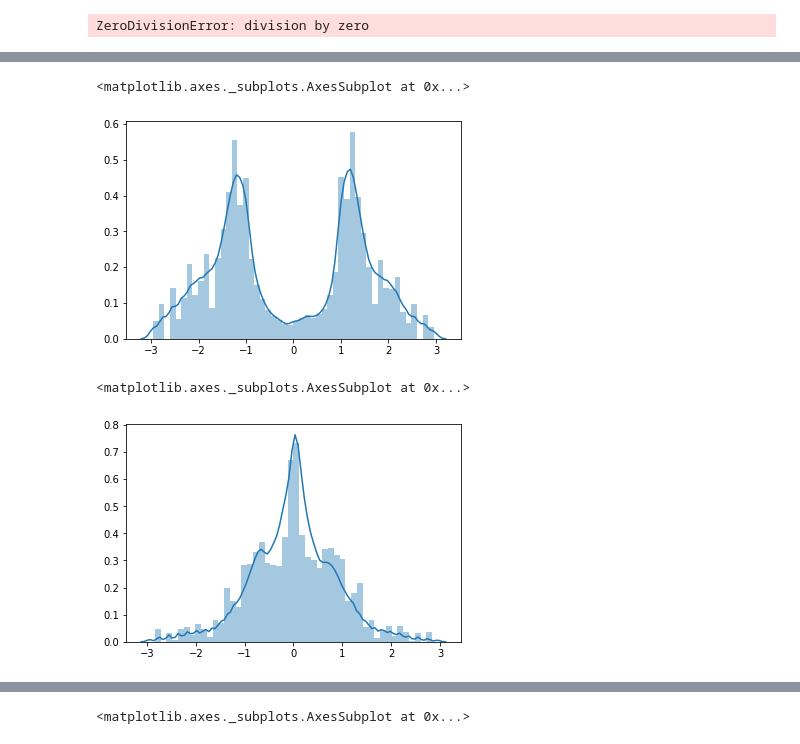
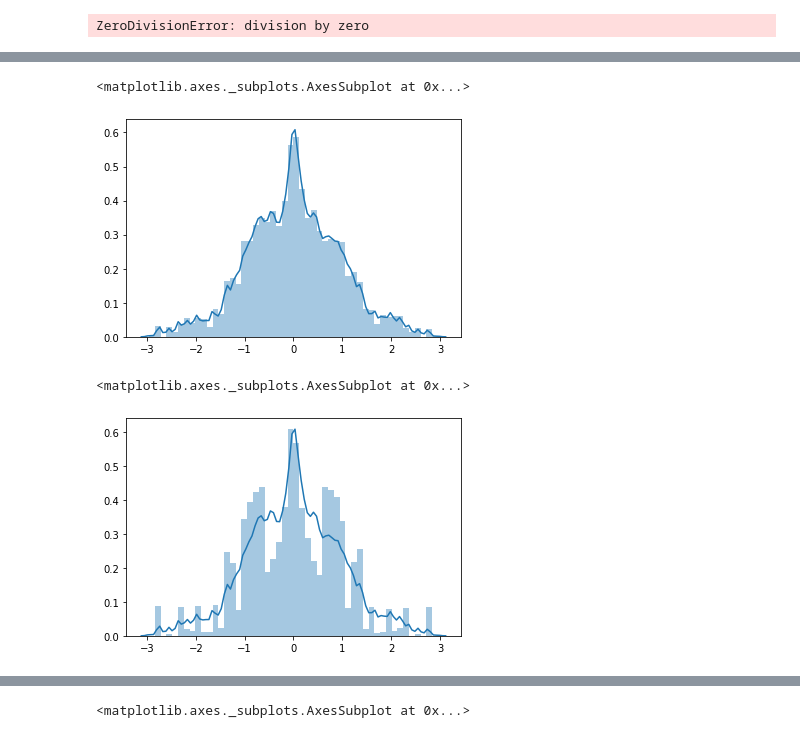
Before and after one commit to HSF-reco-and-software-triggers/Tracking-ML-Exa.TrkX, a Jupyter notebook: src/Pipelines/Examples/dev/IML-prep.ipynb, the cells around one changed output, grey strips where cells are left out. Cells and saved outputs as stored; diff of their text form; code cells hidden in the pictures.

```diff
--- a/src/Pipelines/Examples/dev/IML-prep.ipynb
+++ b/src/Pipelines/Examples/dev/IML-prep.ipynb
@@ -937,3 +940,6 @@ all_events = sorted([os.path.join(os.path.join(model.hparams["input_dir"], "trai
+# %%
+all_events = os.listdir("/global/cscratch1/sd/danieltm/ExaTrkX/trackml_processed/filter_processed/0_pt_cut_endcaps_connected_high_eff/train")
+all_events = sorted([os.path.join("/global/cscratch1/sd/danieltm/ExaTrkX/trackml_processed/filter_processed/0_pt_cut_endcaps_connected_high_eff/train", event) for event in all_events])
 # %%
 
 sample = torch.load(all_events[0], map_location="cpu")
@@ -993,5 +1003,7 @@ import seaborn as sns
 # %%
 av_coords = (sample.x[sample.e_radius[0,subset_ind]] + sample.x[sample.e_radius[1,subset_ind]])/2
+# %%
+av_coords = (sample.x[sample.edge_index[0]] + sample.x[sample.edge_index[1]])/2
 # %%
 sns.distplot(av_coords[:,2].cpu(), hist_kws={'weights': data.y[subset_ind].cpu()})
 # %% [output]
@@ -1001,9 +1012,9 @@ sns.distplot(av_coords[:,2].cpu(), hist_kws={'weights': data.y[subset_ind].cpu()
 sns.distplot(av_coords[:,2].cpu())
 # %% [output]
 <matplotlib.axes._subplots.AxesSubplot at 0x...>
-[figure, old version]
+[figure, new version]
 # %%
-sns.distplot(av_coords[:,2].cpu(), hist_kws={'weights': preds.float().cpu()})
+sns.distplot(av_coords[:,2].cpu(), hist_kws={'weights': sample.y.float().cpu()})
 # %% [output]
 <matplotlib.axes._subplots.AxesSubplot at 0x...>
-[figure, old version]
+[figure, new version]
```
Also changed, not shown: parts of 9 cells of this notebook, 12 other files.
